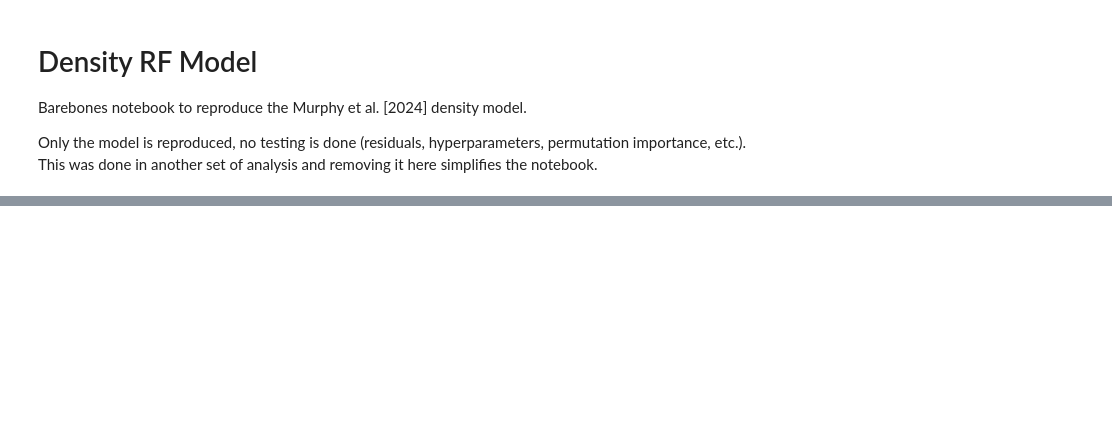
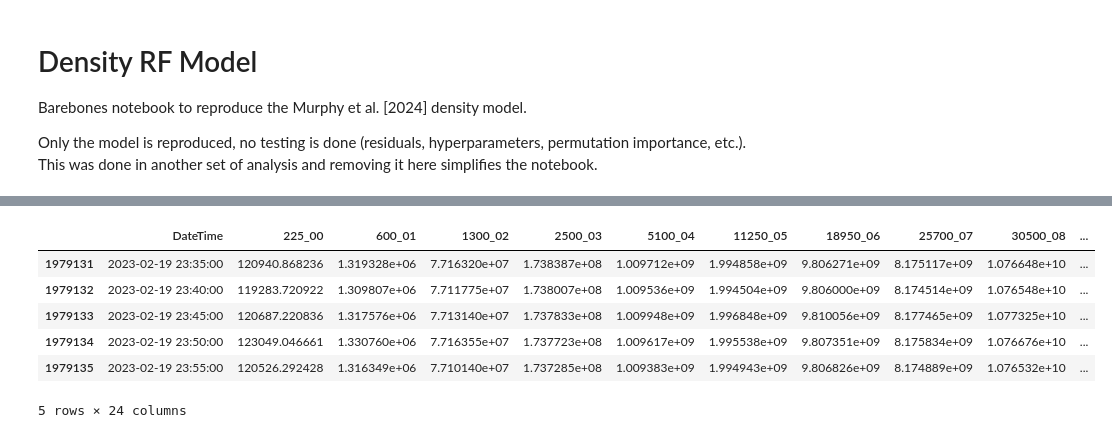
Before and after one commit to kylermurphy/SatDrag, a Jupyter notebook: Notebooks/RF_model.ipynb, the cells around one changed output, grey strips where cells are left out. Cells and saved outputs as stored; diff of their text form; code cells hidden in the pictures; blank space fills up the shorter version.

```diff
--- a/Notebooks/RF_model.ipynb
+++ b/Notebooks/RF_model.ipynb
@@ -236,0 +306,8 @@ new.__sklearn_clone__
+# %%
+sdate = '2024-05-01'
+edate = '2024-05-31'
+
+om_d, om_m = dio.load_omni(res='5m',sdate=sdate, edate=edate)
+# %%
+d_min = pd.DateTime(sdate)
+d_max = pd.DateTime(edate)
@@ -236,0 +321,10 @@ new.__sklearn_clone__
+# %%
+fi_d.tail()
+# %% [output]
+|  | DateTime | 225_00 | 600_01 | 1300_02 | 2500_03 | 5100_04 | 11250_05 | 18950_06 | 25700_07 | 30500_08 | ... |
+| 1979131 | 2023-02-19 23:35:00 | 120940.868236 | 1.319328e+06 | 7.716320e+07 | 1.738387e+08 | 1.009712e+09 | 1.994858e+09 | 9.806271e+09 | 8.175117e+09 | 1.076648e+10 | ... |
+| 1979132 | 2023-02-19 23:40:00 | 119283.720922 | 1.309807e+06 | 7.711775e+07 | 1.738007e+08 | 1.009536e+09 | 1.994504e+09 | 9.806000e+09 | 8.174514e+09 | 1.076548e+10 | ... |
+| 1979133 | 2023-02-19 23:45:00 | 120687.220836 | 1.317576e+06 | 7.713140e+07 | 1.737833e+08 | 1.009948e+09 | 1.996848e+09 | 9.810056e+09 | 8.177465e+09 | 1.077325e+10 | ... |
+| 1979134 | 2023-02-19 23:50:00 | 123049.046661 | 1.330760e+06 | 7.716355e+07 | 1.737723e+08 | 1.009617e+09 | 1.995538e+09 | 9.807351e+09 | 8.175834e+09 | 1.076676e+10 | ... |
+| 1979135 | 2023-02-19 23:55:00 | 120526.292428 | 1.316349e+06 | 7.710140e+07 | 1.737285e+08 | 1.009383e+09 | 1.994943e+09 | 9.806826e+09 | 8.174889e+09 | 1.076532e+10 | ... |
+5 rows × 24 columns
```
Also changed, not shown: parts of 16 cells of this notebook.
